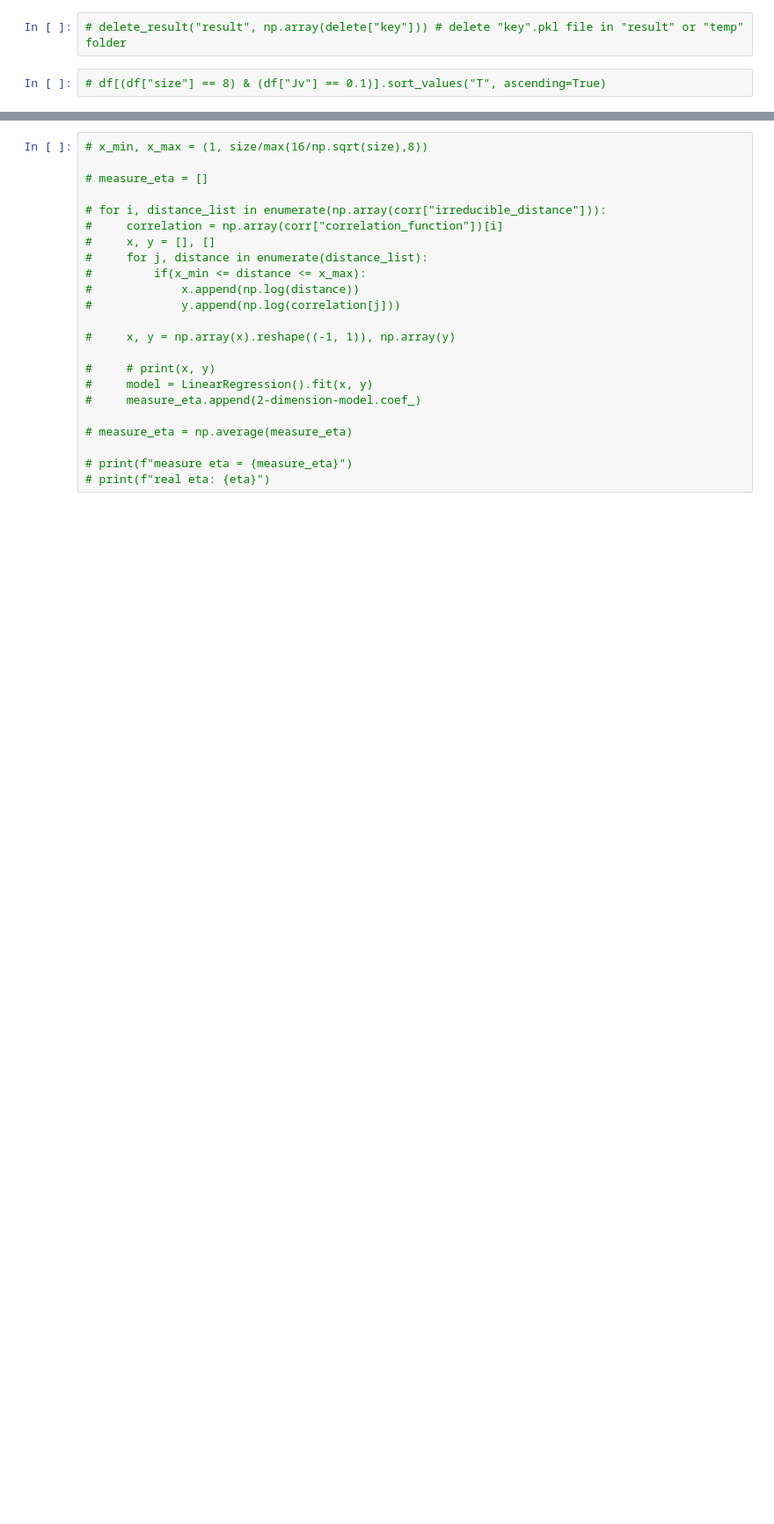
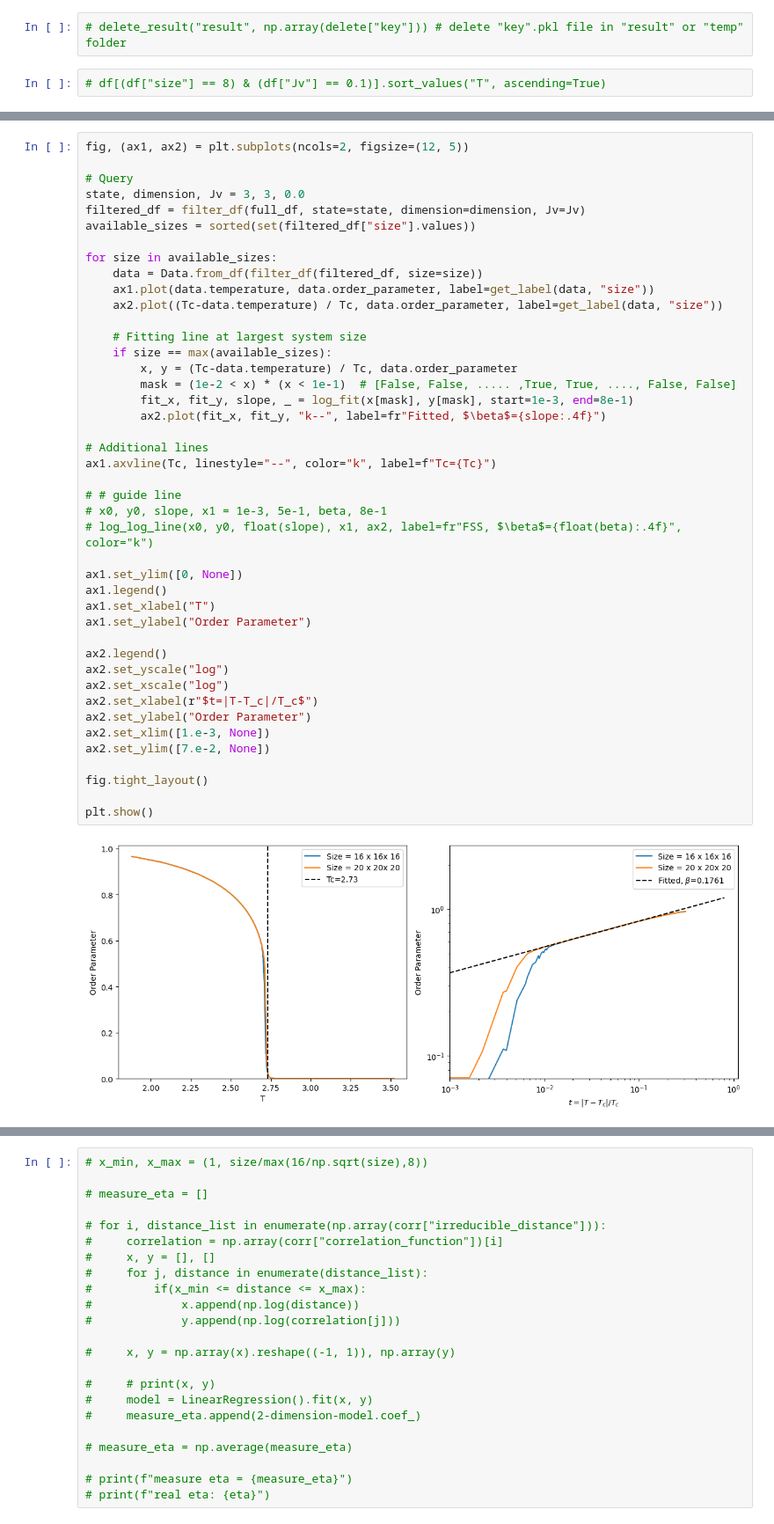
Before and after one commit to LEE-SungBin/spin_glass, a Jupyter notebook: analysis.ipynb, the cells around one changed output, grey strips where cells are left out. Shown at 88% size. Saved outputs shown, nothing was run; the diff lists cells and outputs as text; blank space fills up the shorter version.

```diff
--- a/analysis.ipynb
+++ b/analysis.ipynb
@@ -230,0 +128,45 @@ plt.show()
+# %%
+fig, (ax1, ax2) = plt.subplots(ncols=2, figsize=(12, 5))
+
+# Query
+state, dimension, Jv = 3, 3, 0.0
+filtered_df = filter_df(full_df, state=state, dimension=dimension, Jv=Jv)
+available_sizes = sorted(set(filtered_df["size"].values))
+
+for size in available_sizes:
+    data = Data.from_df(filter_df(filtered_df, size=size))
+    ax1.plot(data.temperature, data.order_parameter, label=get_label(data, "size"))
+    ax2.plot((Tc-data.temperature) / Tc, data.order_parameter, label=get_label(data, "size"))
+
+    # Fitting line at largest system size
+    if size == max(available_sizes):
+        x, y = (Tc-data.temperature) / Tc, data.order_parameter
+        mask = (1e-2 < x) * (x < 1e-1)  # [False, False, ..... ,True, True, ...., False, False]
+        fit_x, fit_y, slope, _ = log_fit(x[mask], y[mask], start=1e-3, end=8e-1)
+        ax2.plot(fit_x, fit_y, "k--", label=fr"Fitted, $\beta$={slope:.4f}")
+
+# Additional lines
+ax1.axvline(Tc, linestyle="--", color="k", label=f"Tc={Tc}")
+
+# # guide line
+# x0, y0, slope, x1 = 1e-3, 5e-1, beta, 8e-1
+# log_log_line(x0, y0, float(slope), x1, ax2, label=fr"FSS, $\beta$={float(beta):.4f}", color="k")
+
+ax1.set_ylim([0, None])
+ax1.legend()
+ax1.set_xlabel("T")
+ax1.set_ylabel("Order Parameter")
+
+ax2.legend()
+ax2.set_yscale("log")
+ax2.set_xscale("log")
+ax2.set_xlabel(r"$t=|T-T_c|/T_c$")
+ax2.set_ylabel("Order Parameter")
+ax2.set_xlim([1.e-3, None])
+ax2.set_ylim([7.e-2, None])
+
+fig.tight_layout()
+
+plt.show()
+# %% [output]
+[figure, added]
```
Also changed, not shown: parts of 25 cells of this notebook, 6 other files.
